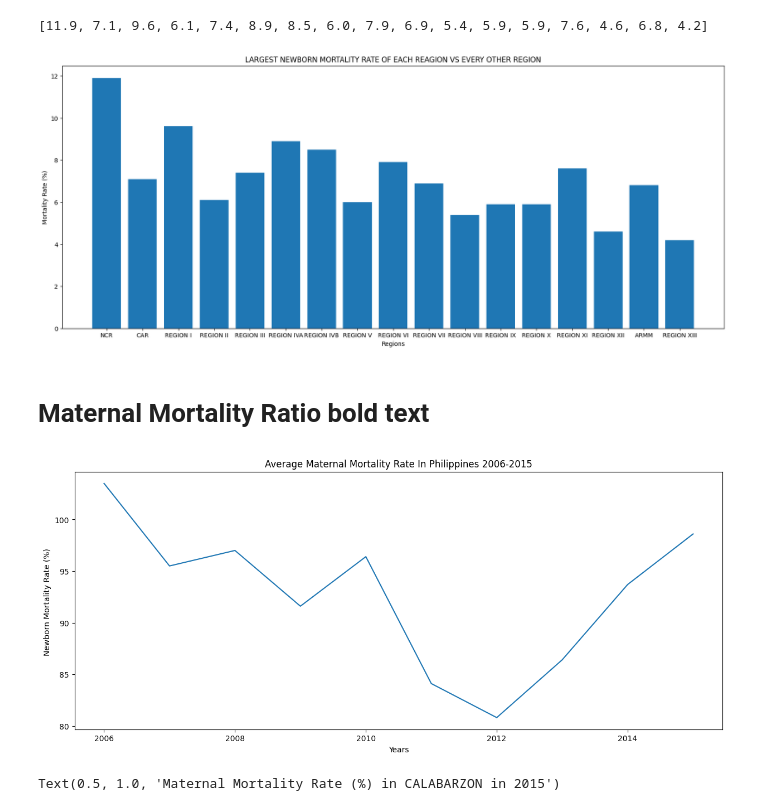
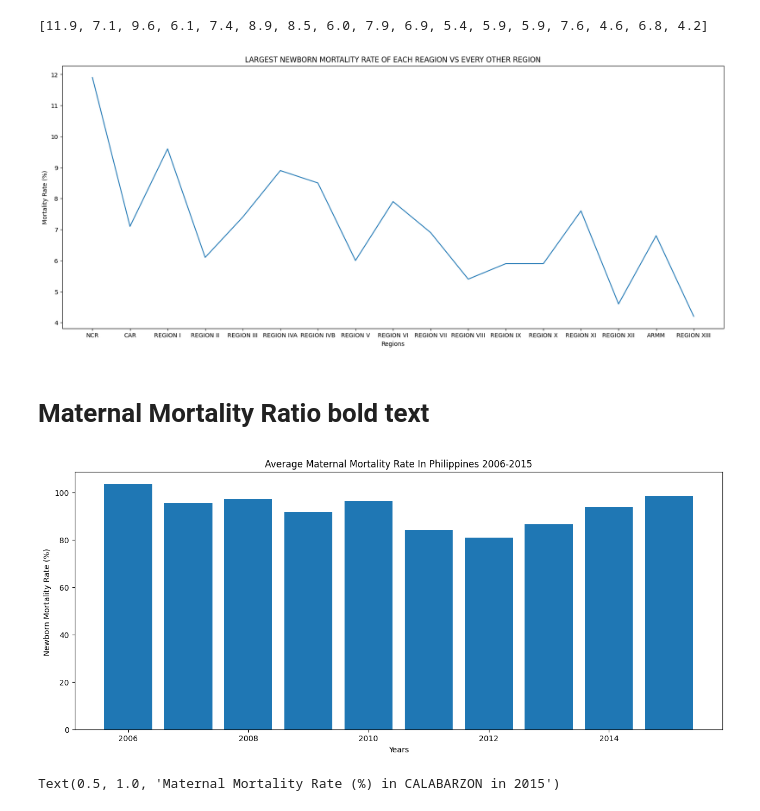
Before and after one commit to Glennarcega/IT-BA-3203-PROJECT, a Jupyter notebook: Social_Factor_of_death.ipynb, the cells around one changed output. Cells and saved outputs as stored; diff of their text form; code cells hidden in the pictures.

```diff
--- a/Social_Factor_of_death.ipynb
+++ b/Social_Factor_of_death.ipynb
@@ -365,32 +365,32 @@ regions1 = ['NCR',
 'ARMM',
 'REGION XIII']
 fig = plt.figure(figsize=(20,8))
-plt.bar(regions1, values1)
+plt.plot(regions1, values1)
 plt.title('LARGEST NEWBORN MORTALITY RATE OF EACH REAGION VS EVERY OTHER REGION')
 plt.xlabel('Regions')
 plt.ylabel('Mortality Rate (%)')
 
 plt.show()
 # %% [output]
-[figure, old version]
+[figure, new version]
 # %% [markdown]
 
 # Maternal Mortality Ratio **bold text**
 # %%
 
 
 Year2 = data2['Year']
 Mortality2 = data2['PHILIPPINES']
 
 
 fig = plt.figure(figsize=(15,6))
-plt.plot(Year2, Mortality2)
+plt.bar(Year2, Mortality2)
 plt.xlabel('Years')
 plt.ylabel('Newborn Mortality Rate (%) ')
 plt.title('Average Maternal Mortality Rate In Philippines 2006-2015')
 plt.show()
 # %% [output]
-[figure, old version]
+[figure, new version]
 # %%
 categories2 = ['Batangas', 'Cavite', 'Laguna', 'Quezon', 'Rizal']
 rate2 = [77.8, 83.9, 97.7, 159.4, 109.9]
```
Also changed, not shown: parts of 5 cells of this notebook.
